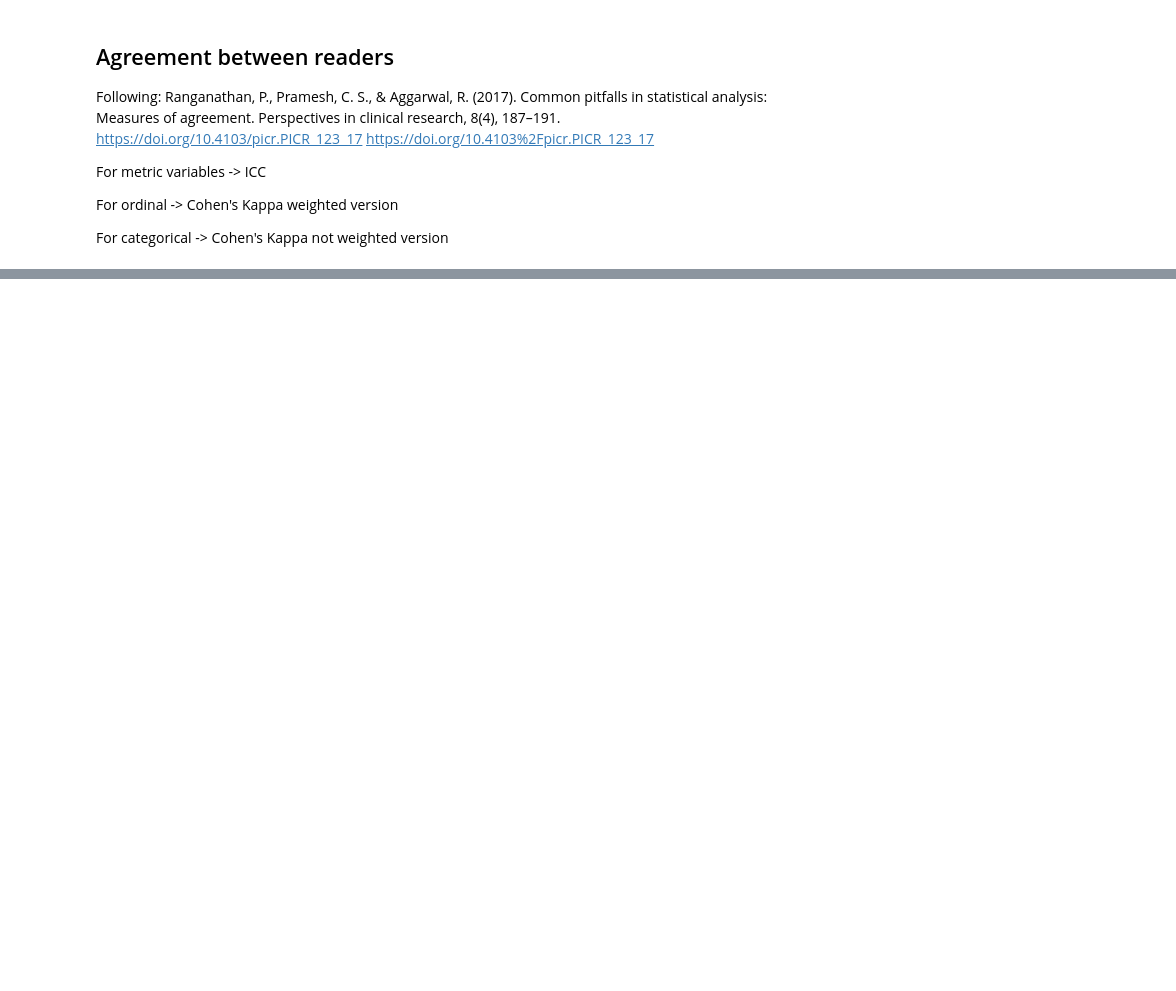
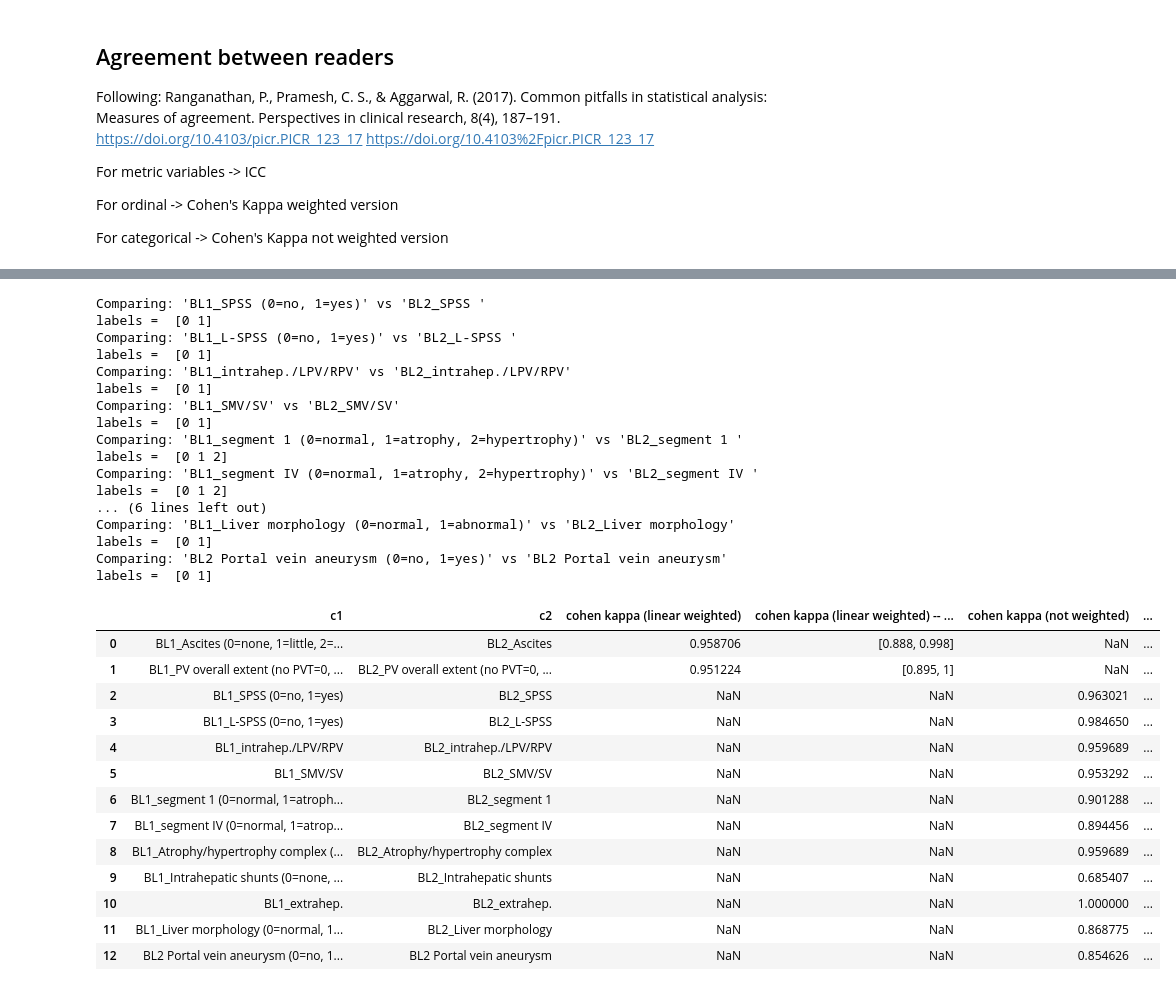
Before and after one commit to ClemensWatzenboeck/cdata_utils, a Jupyter notebook: nb/psvd/03_reader_comparison.ipynb, the cells around one changed output, grey strips where cells are left out. Cells and saved outputs as stored; diff of their text form; code cells hidden in the pictures; blank space fills up the shorter version.

```diff
--- a/nb/psvd/03_reader_comparison.ipynb
+++ b/nb/psvd/03_reader_comparison.ipynb
@@ -332,8 +470,13 @@ agreement_results_metric
 # %%
 # non metric variables which work out of the box
-df_tmp = pd.DataFrame([{"c1": 'BL1_Liver morphology (0=normal, 1=abnormal)',
-               "c2": 'BL2_Liver morphology'}])
+df_tmp = pd.DataFrame([{"c1": 'BL1_Liver morphology (0=normal, 1=abnormal)', "c2": 'BL2_Liver morphology'},
+                       {"c1": 'BL2 Portal vein aneurysm (0=no, 1=yes)', "c2": 'BL2 Portal vein aneurysm'}])
 df_tmp = pd.concat([df_pairs_non_metric, df_tmp])
 
-agreement_results_non_metric = icc_stats_df(df_tmp, calculate_kappa=True, calculate_kappa_liniar=True)
-agreement_results_non_metric
+
+c1s_linearly_weighter = ['BL1_Ascites (0=none, 1=little, 2=moderate, 3=severe) ', 'BL1_PV overall extent (no PVT=0, <50%=1, ≥50%=2)']
+m = df_tmp['c1'].apply(lambda c: c in c1s_linearly_weighter)
+
+
+agreement_results_non_metric_lin = icc_stats_df(df_tmp[m], df, calculate_kappa=False, calculate_kappa_linear=True, bootstrap=True)
+agreement_results_non_metric_lin
@@ -339,0 +491,39 @@ agreement_results_non_metric
+# %%
+agreement_results_non_metric_no_weight = icc_stats_df(df_tmp[~m], df, calculate_kappa=True, calculate_kappa_linear=False, bootstrap=True)
+
+
+
+agreement_results_non_metric = pd.concat([agreement_results_non_metric_lin, agreement_results_non_metric_no_weight]).reset_index(drop=True)
+agreement_results_non_metric
+# %% [output]
+Comparing: 'BL1_SPSS (0=no, 1=yes)' vs 'BL2_SPSS '
+labels =  [0 1]
+Comparing: 'BL1_L-SPSS (0=no, 1=yes)' vs 'BL2_L-SPSS '
+labels =  [0 1]
+Comparing: 'BL1_intrahep./LPV/RPV' vs 'BL2_intrahep./LPV/RPV'
+labels =  [0 1]
+Comparing: 'BL1_SMV/SV' vs 'BL2_SMV/SV'
+labels =  [0 1]
+Comparing: 'BL1_segment 1 (0=normal, 1=atrophy, 2=hypertrophy)' vs 'BL2_segment 1 '
+labels =  [0 1 2]
+Comparing: 'BL1_segment IV (0=normal, 1=atrophy, 2=hypertrophy)' vs 'BL2_segment IV '
+labels =  [0 1 2]
+... (6 lines left out)
+Comparing: 'BL1_Liver morphology (0=normal, 1=abnormal)' vs 'BL2_Liver morphology'
+labels =  [0 1]
+Comparing: 'BL2 Portal vein aneurysm (0=no, 1=yes)' vs 'BL2 Portal vein aneurysm'
+labels =  [0 1]
+|  | c1 | c2 | cohen kappa (linear weighted) | cohen kappa (linear weighted) -- ... | cohen kappa (not weighted) | ... |
+| 0 | BL1_Ascites (0=none, 1=little, 2=... | BL2_Ascites | 0.958706 | [0.888, 0.998] | NaN | ... |
+| 1 | BL1_PV overall extent (no PVT=0, ... | BL2_PV overall extent (no PVT=0, ... | 0.951224 | [0.895, 1] | NaN | ... |
+| 2 | BL1_SPSS (0=no, 1=yes) | BL2_SPSS | NaN | NaN | 0.963021 | ... |
+| 3 | BL1_L-SPSS (0=no, 1=yes) | BL2_L-SPSS | NaN | NaN | 0.984650 | ... |
+| 4 | BL1_intrahep./LPV/RPV | BL2_intrahep./LPV/RPV | NaN | NaN | 0.959689 | ... |
+| 5 | BL1_SMV/SV | BL2_SMV/SV | NaN | NaN | 0.953292 | ... |
+| 6 | BL1_segment 1 (0=normal, 1=atroph... | BL2_segment 1 | NaN | NaN | 0.901288 | ... |
+| 7 | BL1_segment IV (0=normal, 1=atrop... | BL2_segment IV | NaN | NaN | 0.894456 | ... |
+| 8 | BL1_Atrophy/hypertrophy complex (... | BL2_Atrophy/hypertrophy complex | NaN | NaN | 0.959689 | ... |
+| 9 | BL1_Intrahepatic shunts (0=none, ... | BL2_Intrahepatic shunts | NaN | NaN | 0.685407 | ... |
+| 10 | BL1_extrahep. | BL2_extrahep. | NaN | NaN | 1.000000 | ... |
+| 11 | BL1_Liver morphology (0=normal, 1... | BL2_Liver morphology | NaN | NaN | 0.868775 | ... |
+| 12 | BL2 Portal vein aneurysm (0=no, 1... | BL2 Portal vein aneurysm | NaN | NaN | 0.854626 | ... |
```
Also changed, not shown: parts of 15 cells of this notebook.
